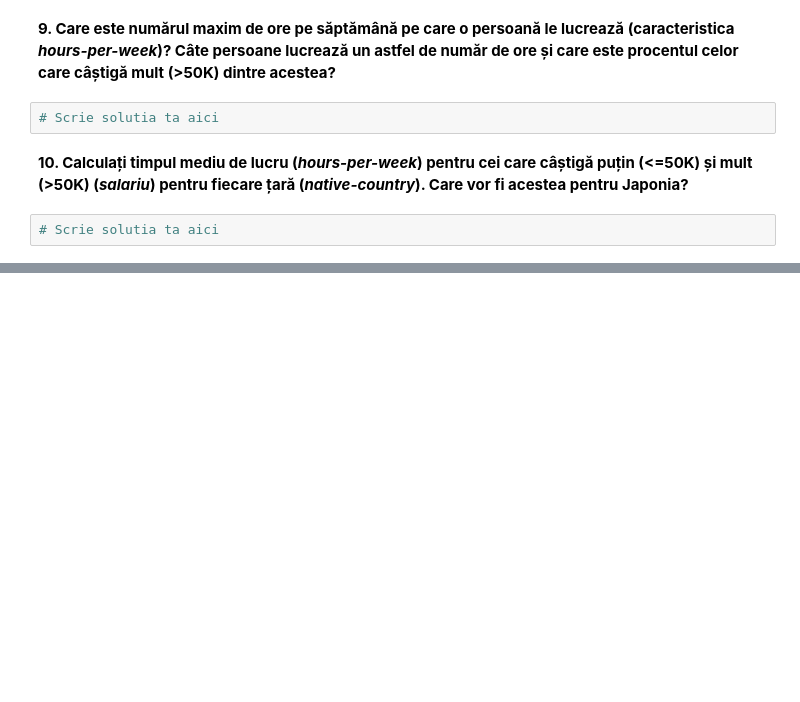
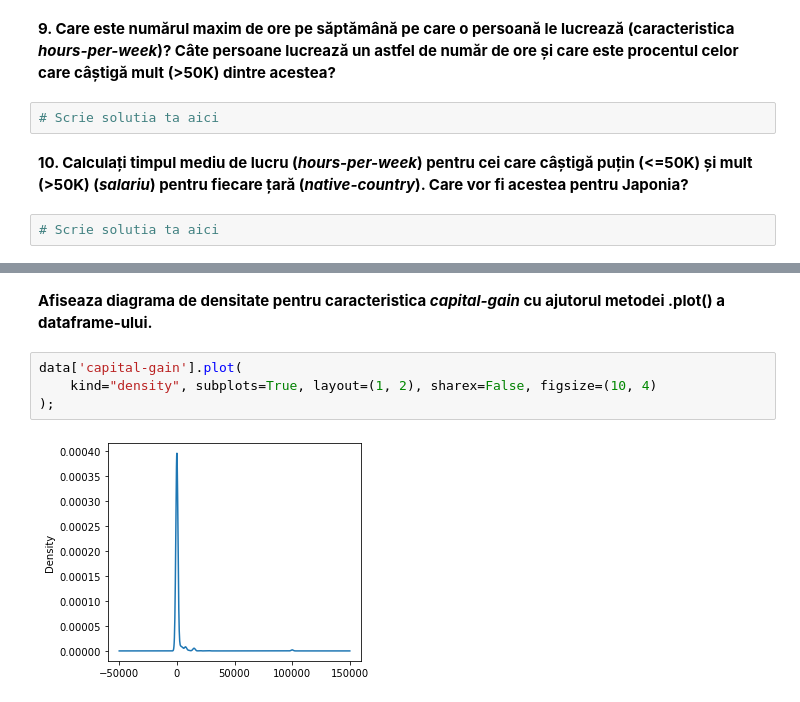
Before and after one commit to dianaartiom/machine_learning_with_python, a Jupyter notebook: lesson03/notebooks/L3HW3_1_Pandas_and_UCI_adult_dataset.ipynb, the cells around one changed output, grey strips where cells are left out. Saved outputs shown, nothing was run; the diff lists cells and outputs as text; blank space fills up the shorter version.

```diff
--- a/lesson03/notebooks/L3HW3_1_Pandas_and_UCI_adult_dataset.ipynb
+++ b/lesson03/notebooks/L3HW3_1_Pandas_and_UCI_adult_dataset.ipynb
@@ -69,0 +78,8 @@ data.head()
+# %% [markdown]
+**Afiseaza diagrama de densitate pentru caracteristica *capital-gain* cu ajutorul metodei .plot() a dataframe-ului.**
+# %%
+data['capital-gain'].plot(
+    kind="density", subplots=True, layout=(1, 2), sharex=False, figsize=(10, 4)
+);
+# %% [output]
+[figure, added]
```
Also changed, not shown: parts of 10 cells of this notebook, 4 other files.
